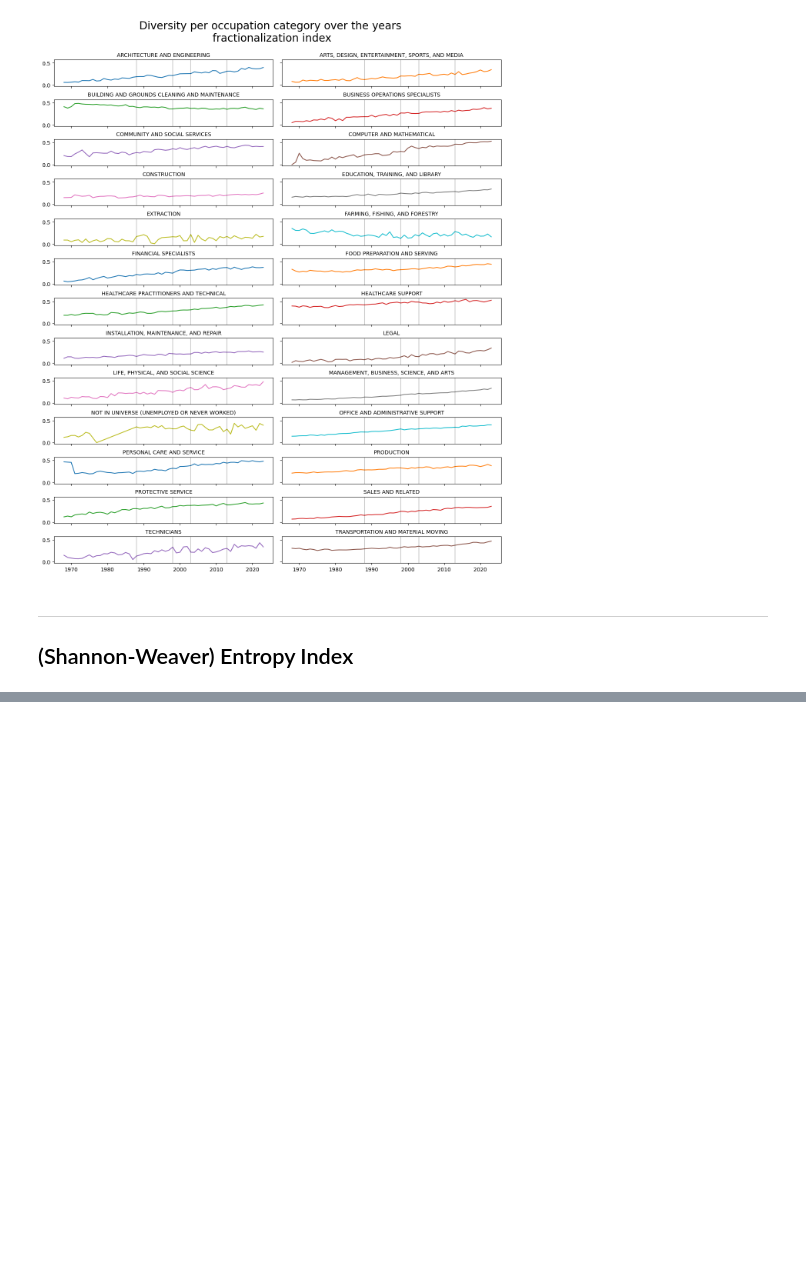
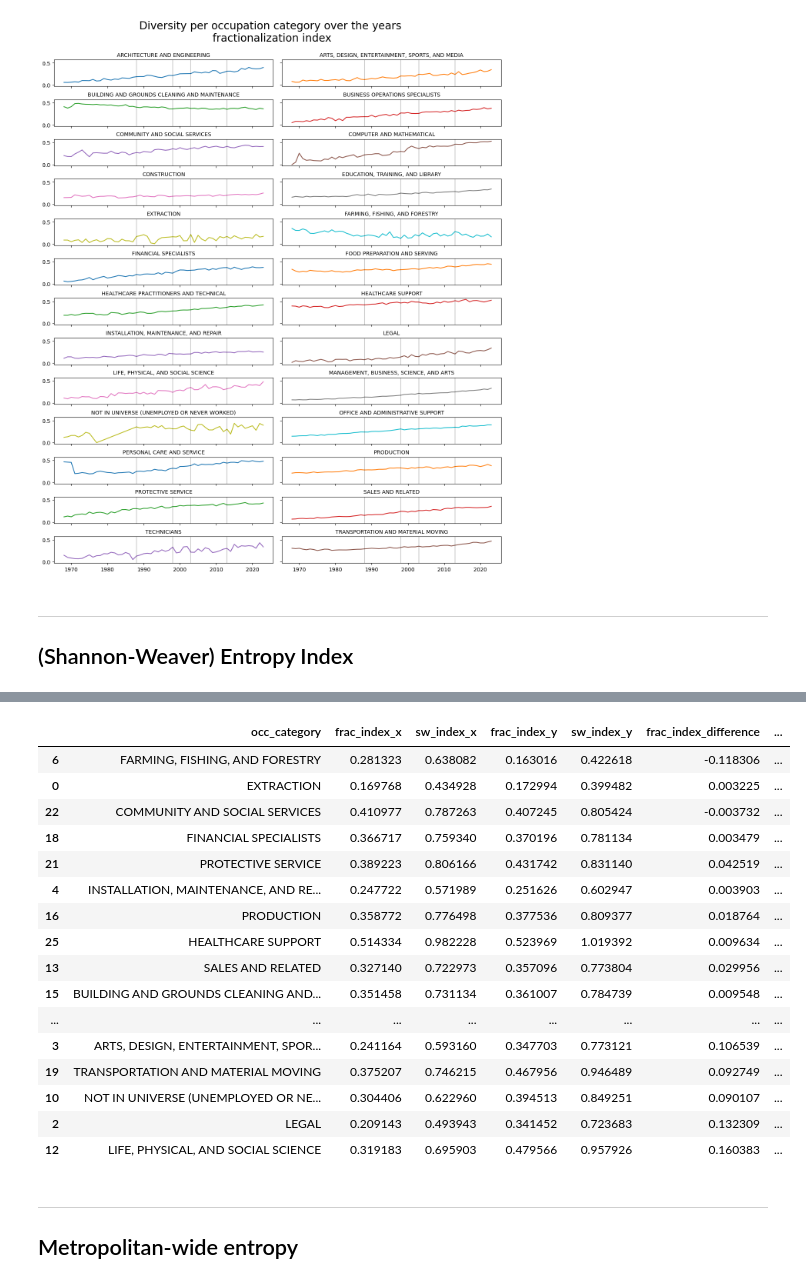
Before and after one commit to JuliaPutz/interdisciplinary_project, a Jupyter notebook: exploration/diversity_measures.ipynb, the cells around one changed output, grey strips where cells are left out. Drawn from its saved outputs; the diff is of its cells as text; code cells hidden in the pictures; blank space fills up the shorter version.

```diff
--- a/exploration/diversity_measures.ipynb
+++ b/exploration/diversity_measures.ipynb
@@ -209,0 +431,30 @@ Text(0.5, 0.94, 'Diversity per occupation category over the years\n fractionaliz
+# %%
+div_13 = cat_diversity_overtime[cat_diversity_overtime['YEAR'] == 2013][['occ_category', 'frac_index', 'sw_index']]
+div_23 = cat_diversity_overtime[cat_diversity_overtime['YEAR'] == 2023][['occ_category', 'frac_index', 'sw_index']]
+# %%
+div_13_23 = div_13.merge(div_23, on='occ_category')
+div_13_23['frac_index_difference'] = div_13_23['frac_index_y'] - div_13_23['frac_index_x']
+div_13_23['sw_index_difference'] = div_13_23['sw_index_y'] - div_13_23['sw_index_x']
+# %%
+div_13_23.sort_values(by='sw_index_difference')
+# %% [output]
+|  | occ_category | frac_index_x | sw_index_x | frac_index_y | sw_index_y | frac_index_difference | ... |
+| 6 | FARMING, FISHING, AND FORESTRY | 0.281323 | 0.638082 | 0.163016 | 0.422618 | -0.118306 | ... |
+| 0 | EXTRACTION | 0.169768 | 0.434928 | 0.172994 | 0.399482 | 0.003225 | ... |
+| 22 | COMMUNITY AND SOCIAL SERVICES | 0.410977 | 0.787263 | 0.407245 | 0.805424 | -0.003732 | ... |
+| 18 | FINANCIAL SPECIALISTS | 0.366717 | 0.759340 | 0.370196 | 0.781134 | 0.003479 | ... |
+| 21 | PROTECTIVE SERVICE | 0.389223 | 0.806166 | 0.431742 | 0.831140 | 0.042519 | ... |
+| 4 | INSTALLATION, MAINTENANCE, AND RE... | 0.247722 | 0.571989 | 0.251626 | 0.602947 | 0.003903 | ... |
+| 16 | PRODUCTION | 0.358772 | 0.776498 | 0.377536 | 0.809377 | 0.018764 | ... |
+| 25 | HEALTHCARE SUPPORT | 0.514334 | 0.982228 | 0.523969 | 1.019392 | 0.009634 | ... |
+| 13 | SALES AND RELATED | 0.327140 | 0.722973 | 0.357096 | 0.773804 | 0.029956 | ... |
+| 15 | BUILDING AND GROUNDS CLEANING AND... | 0.351458 | 0.731134 | 0.361007 | 0.784739 | 0.009548 | ... |
+| ... | ... | ... | ... | ... | ... | ... | ... |
+| 3 | ARTS, DESIGN, ENTERTAINMENT, SPOR... | 0.241164 | 0.593160 | 0.347703 | 0.773121 | 0.106539 | ... |
+| 19 | TRANSPORTATION AND MATERIAL MOVING | 0.375207 | 0.746215 | 0.467956 | 0.946489 | 0.092749 | ... |
+| 10 | NOT IN UNIVERSE (UNEMPLOYED OR NE... | 0.304406 | 0.622960 | 0.394513 | 0.849251 | 0.090107 | ... |
+| 2 | LEGAL | 0.209143 | 0.493943 | 0.341452 | 0.723683 | 0.132309 | ... |
+| 12 | LIFE, PHYSICAL, AND SOCIAL SCIENCE | 0.319183 | 0.695903 | 0.479566 | 0.957926 | 0.160383 | ... |
+# %% [markdown]
+----
+## Metropolitan-wide entropy
```
Also changed, not shown: parts of 36 cells of this notebook.
